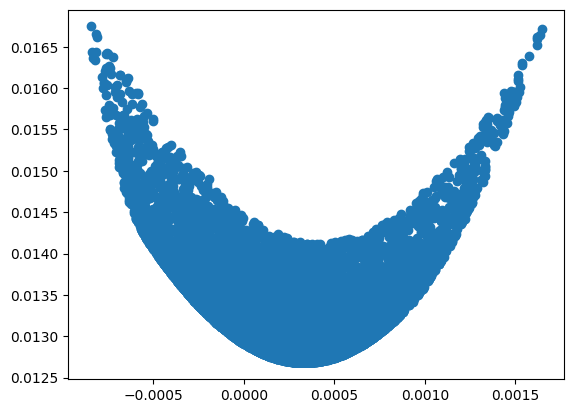
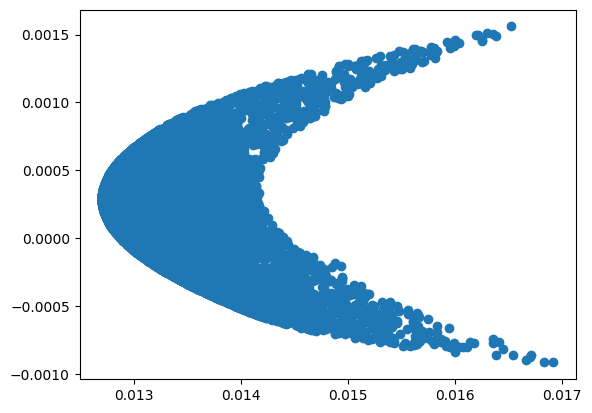
Code edit (unified diff) that turned the first committed figure into the second:
--- before
+++ after
@@ -1,3 +1,3 @@
 retornos = [r[1] for r in resultadosfinales]
 volatilidades = [r[2] for r in resultadosfinales]
-plt.scatter(retornos, volatilidades)
+plt.scatter(volatilidades, retornos)

Commit: Agrega celdas markdown descriptivas a notebooks 02 y 03